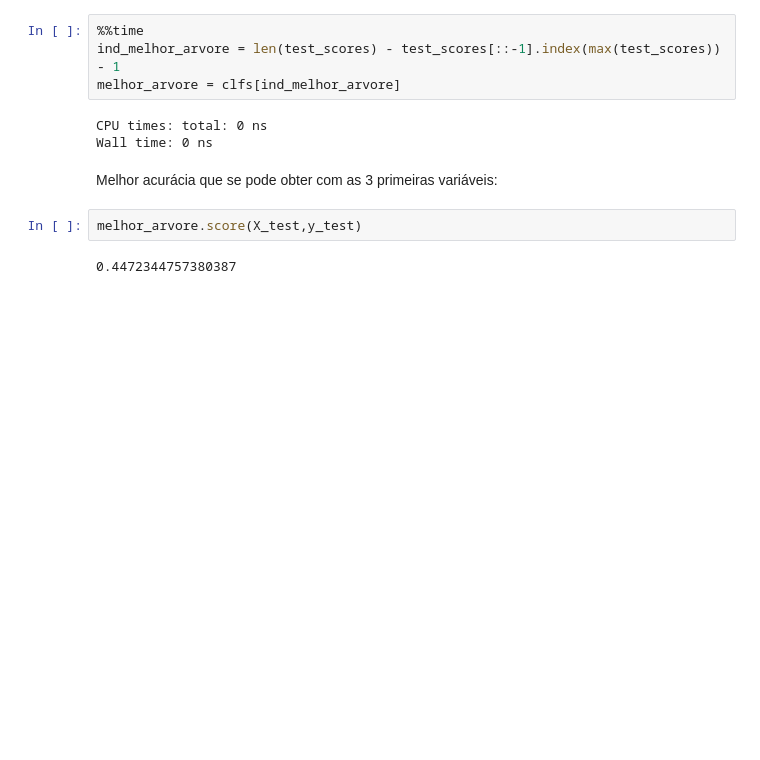
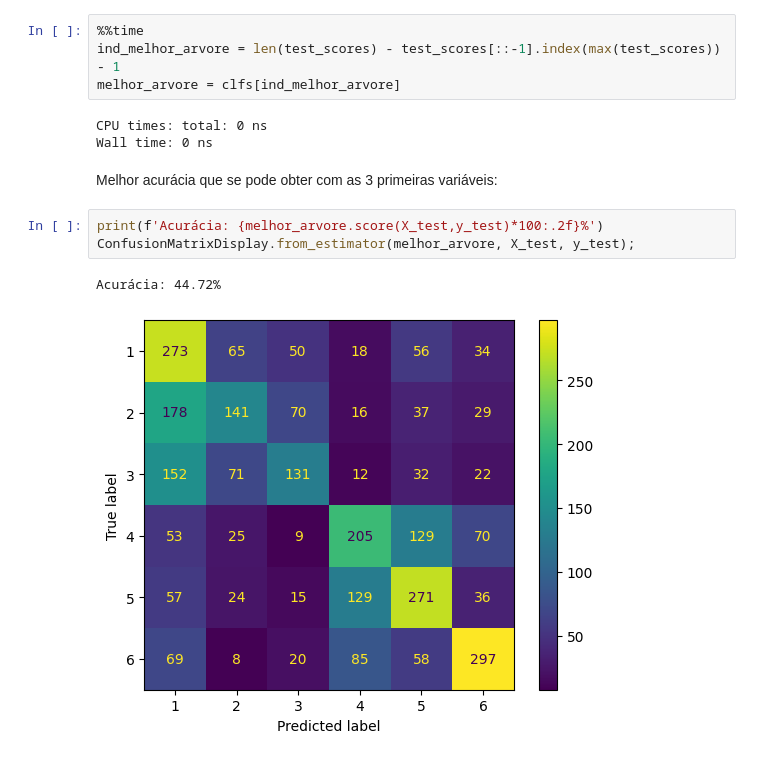
Before and after one commit to nobrevitor/EBAC, a Jupyter notebook: Desenvolvimento de Modelos com Pandas e Python/2 - Árvores II/Assignment 01/Assignment 01.ipynb, the cells around one changed output. Drawn from its saved outputs; the diff is of its cells as text; blank space fills up the shorter version.

```diff
--- a/Desenvolvimento de Modelos com Pandas e Python/2 - Árvores II/Assignment 01/Assignment 01.ipynb
+++ b/Desenvolvimento de Modelos com Pandas e Python/2 - Árvores II/Assignment 01/Assignment 01.ipynb
@@ -279,7 +280,9 @@ CPU times: total: 0 ns
 Wall time: 0 ns
 # %% [markdown]
 Melhor acurácia que se pode obter com as 3 primeiras variáveis:
-# %%
-melhor_arvore.score(X_test,y_test)
-# %% [output]
-0.4472344757380387
+# %%
+print(f'Acurácia: {melhor_arvore.score(X_test,y_test)*100:.2f}%')
+ConfusionMatrixDisplay.from_estimator(melhor_arvore, X_test, y_test);
+# %% [output]
+Acurácia: 44.72%
+[figure, added]
```
Also changed, not shown: parts of 9 cells of this notebook.
